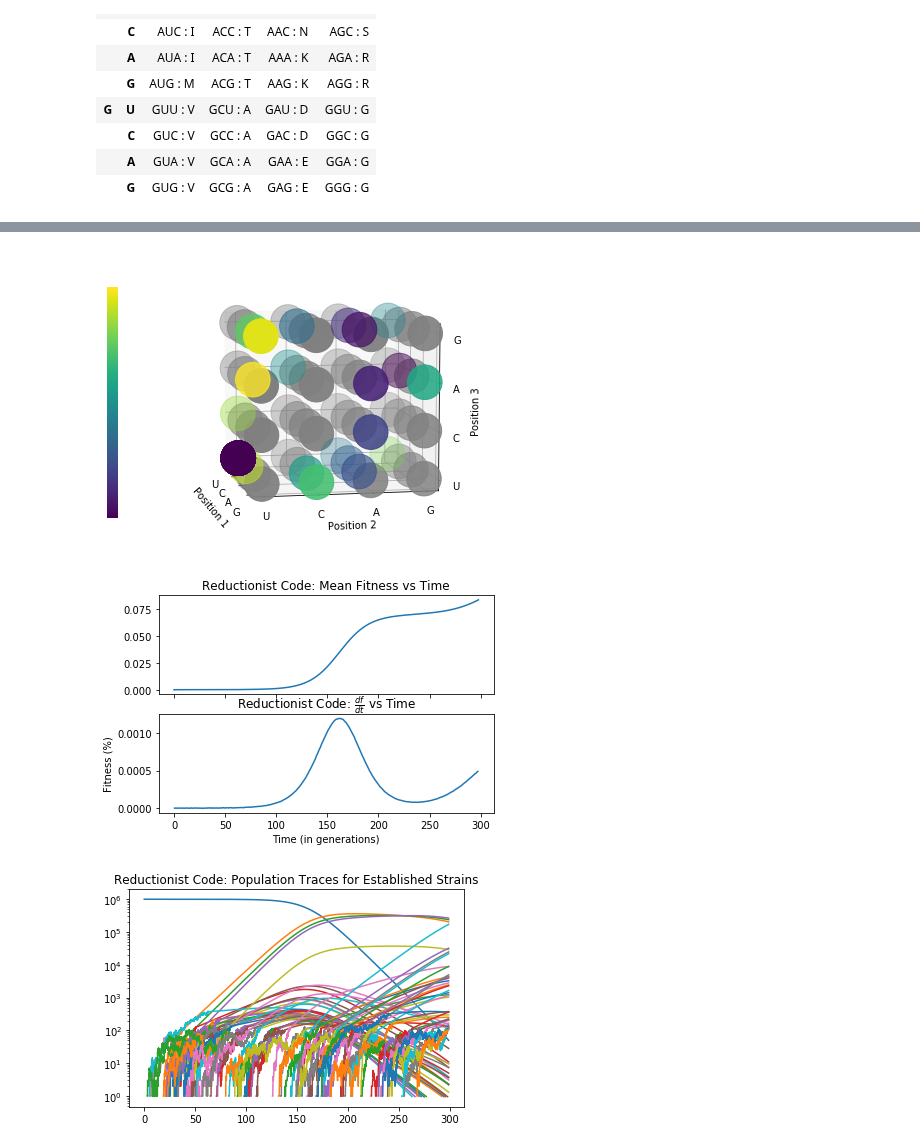
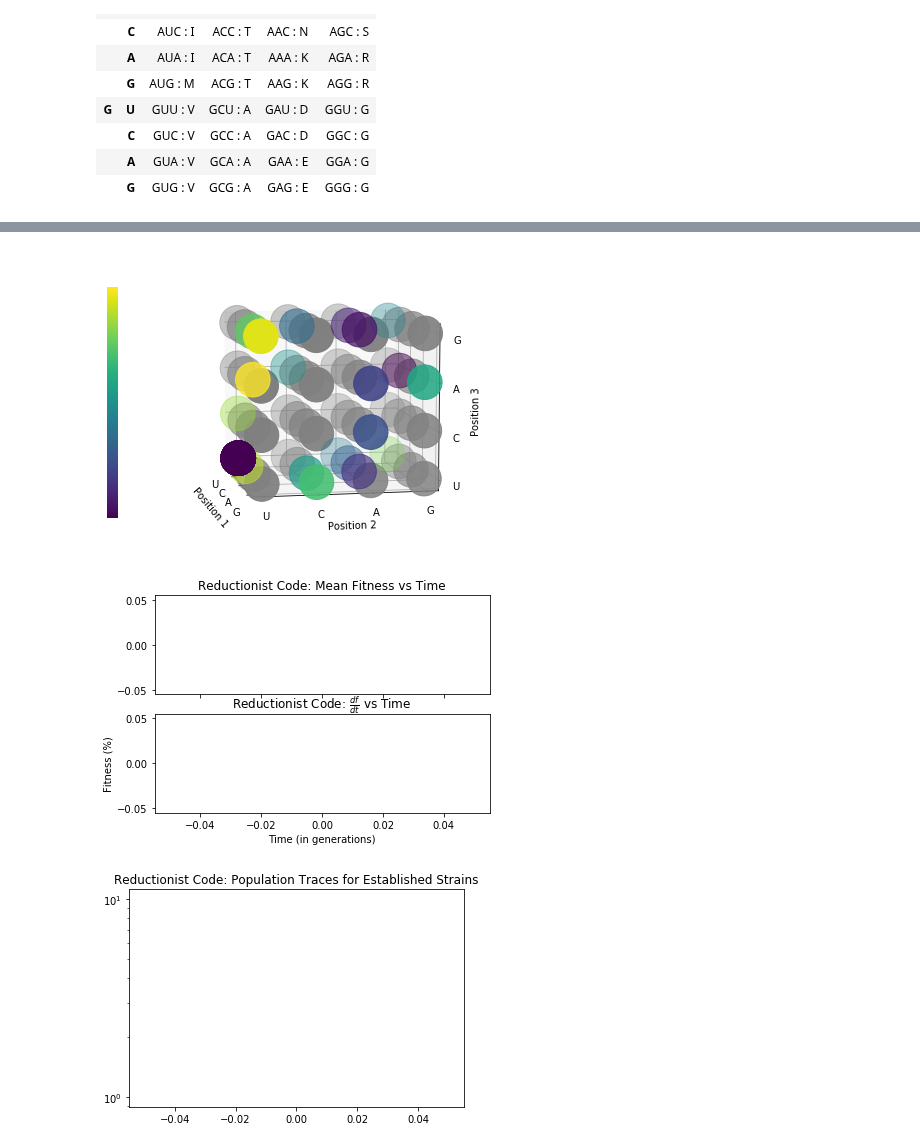
Before and after one commit to EndyLab/codon-tables, a Jupyter notebook: Isaac's Sandbox.ipynb, the cells around one changed output, grey strips where cells are left out. Saved outputs shown, nothing was run; the diff lists cells and outputs as text; code cells hidden in the pictures.

```diff
--- a/Isaac's Sandbox.ipynb
+++ b/Isaac's Sandbox.ipynb
@@ -144,7 +144,7 @@ mut_param = [2, 3.5]
 dt = 1
 
 # run simulation
-sim.simulate(300, dt, T_curr, mut_param)
+#sim.simulate(300, dt, T_curr, mut_param)
 t = np.array(sim.f_trace['timepoints'])
 f = np.array(sim.f_trace['fitnesses'])
 fig, axarr = plt.subplots(2, sharex=True)
@@ -160,10 +160,10 @@ plt.ylabel('Fitness (%)')
 plt.show()
 
 for i, bact in enumerate(sim.estStrains):
-    # if i % 10 == 0:
-    t = bact.timepoints
-    pop = bact.poptrace
-    plt.semilogy(t, pop)
+    if i % 10 == 0:
+        t = bact.timepoints
+        pop = bact.poptrace
+        plt.semilogy(t, pop)
 plt.title('Reductionist Code: Population Traces for Established Strains')
 plt.show()
 # %% [output]
@@ -272,40 +272,40 @@ tableObj = codonTable(table=newTable)
 #utils.getResiConnectivity(newTable)
 table.plot3d()
 # populate sim with a reductionist organism
 LUCA = strain(N_pop=1e6, table=tableObj, fitness=0, mu=2e-5)
 sim = thunderflask(LUCA)
 # initialize some variables
 T_curr = 0
 mut_param = [2, 3.5]
 dt = 1
 
 # run simulation
-sim.simulate(300, dt, T_curr, mut_param)
+#sim.simulate(300, dt, T_curr, mut_param)
 t = np.array(sim.f_trace['timepoints'])
 f = np.array(sim.f_trace['fitnesses'])
 fig, axarr = plt.subplots(2, sharex=True)
 axarr[0].plot(t, f)
 axarr[0].set_title('Reductionist Code: Mean Fitness vs Time')
 dt = np.diff(t)
 t_avg = (t[1:]+t[:-1])/2
 gradf = np.diff(f)/dt
 axarr[1].plot(t_avg, gradf)
 axarr[1].set_title(r'Reductionist Code: $\frac{df}{dt}$ vs Time')
 plt.xlabel('Time (in generations)')
 plt.ylabel('Fitness (%)')
 plt.show()
 
 for i, bact in enumerate(sim.estStrains):
-    # if i % 10 == 0:
-    t = bact.timepoints
-    pop = bact.poptrace
-    plt.semilogy(t, pop)
+    if i % 10 == 0:
+        t = bact.timepoints
+        pop = bact.poptrace
+        plt.semilogy(t, pop)
 plt.title('Reductionist Code: Population Traces for Established Strains')
 plt.show()
 # %% [output]
 [figure]
-[figure, old version]
+[figure, new version]
-[figure, old version]
+[figure, new version]
 # %%
 import numpy as np
 import pandas as pd
```
Also changed, not shown: parts of 18 cells of this notebook, 5 other files.
